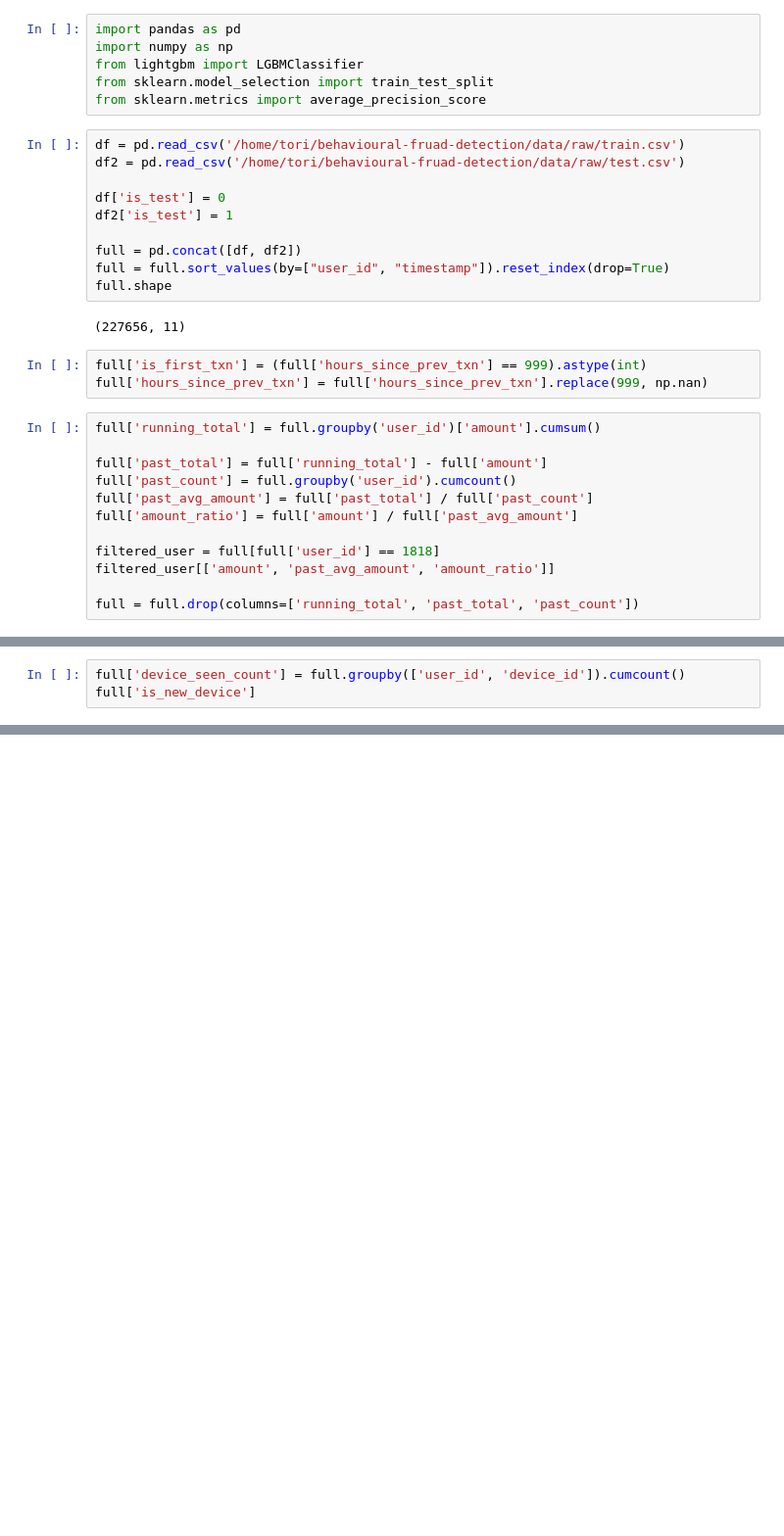
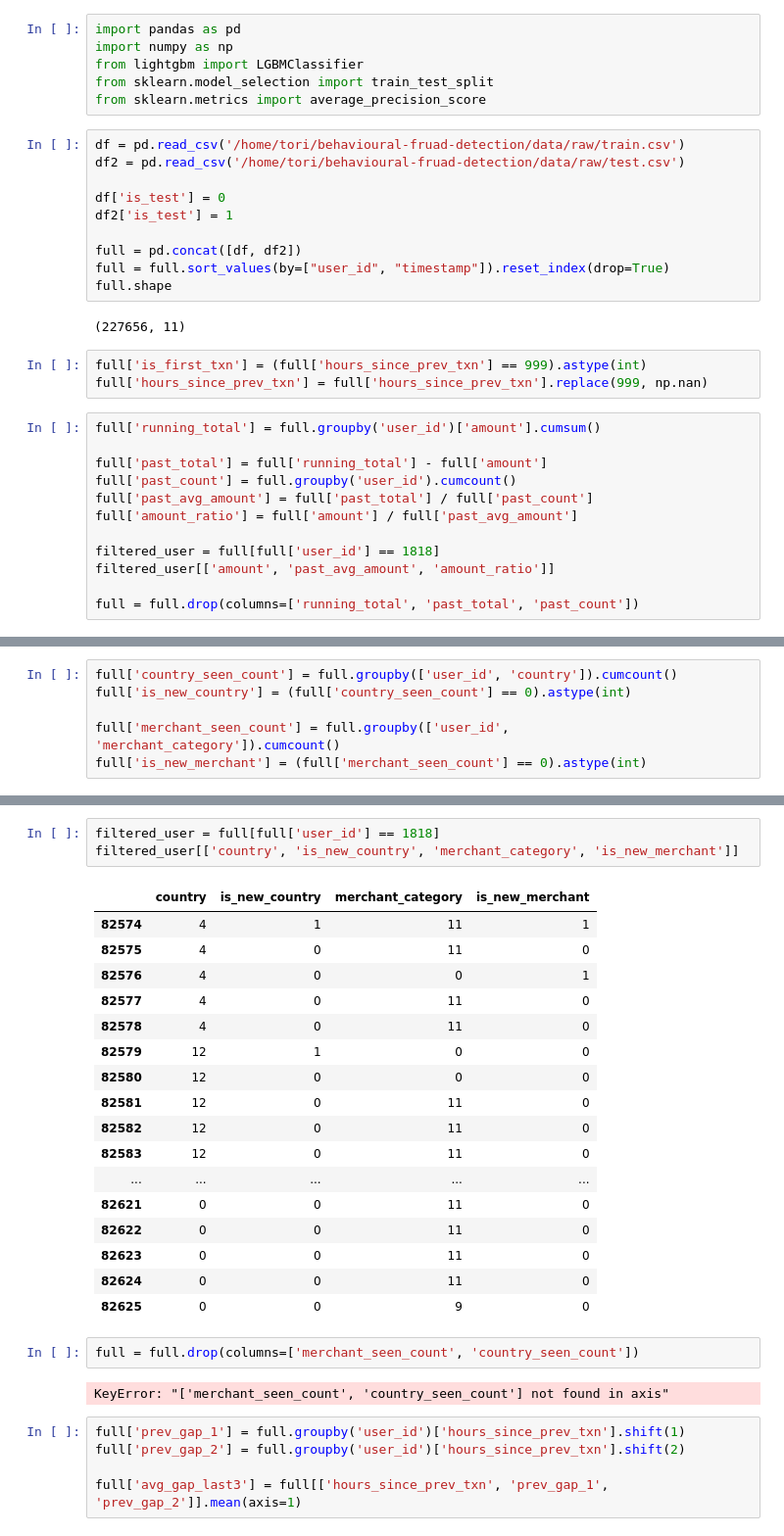
Before and after one commit to pengtor/behavioral_fraud_detection, a Jupyter notebook: notebooks/baseline.ipynb, the cells around one changed output, grey strips where cells are left out. Shown at 98% size. Cells and saved outputs as stored; diff of their text form; blank space fills up the shorter version.

```diff
--- a/notebooks/baseline.ipynb
+++ b/notebooks/baseline.ipynb
@@ -54,3 +54,6 @@ filtered_user[['amount', 'past_avg_amount', 'amount_ratio']]
-# %%
-full['device_seen_count'] = full.groupby(['user_id', 'device_id']).cumcount()
-full['is_new_device']
+# %%
+full['country_seen_count'] = full.groupby(['user_id', 'country']).cumcount()
+full['is_new_country'] = (full['country_seen_count'] == 0).astype(int)
+
+full['merchant_seen_count'] = full.groupby(['user_id', 'merchant_category']).cumcount()
+full['is_new_merchant'] = (full['merchant_seen_count'] == 0).astype(int)
@@ -56,0 +68,30 @@ full['is_new_device']
+# %%
+filtered_user = full[full['user_id'] == 1818]
+filtered_user[['country', 'is_new_country', 'merchant_category', 'is_new_merchant']]
+# %% [output]
+|  | country | is_new_country | merchant_category | is_new_merchant |
+| 82574 | 4 | 1 | 11 | 1 |
+| 82575 | 4 | 0 | 11 | 0 |
+| 82576 | 4 | 0 | 0 | 1 |
+| 82577 | 4 | 0 | 11 | 0 |
+| 82578 | 4 | 0 | 11 | 0 |
+| 82579 | 12 | 1 | 0 | 0 |
+| 82580 | 12 | 0 | 0 | 0 |
+| 82581 | 12 | 0 | 11 | 0 |
+| 82582 | 12 | 0 | 11 | 0 |
+| 82583 | 12 | 0 | 11 | 0 |
+| ... | ... | ... | ... | ... |
+| 82621 | 0 | 0 | 11 | 0 |
+| 82622 | 0 | 0 | 11 | 0 |
+| 82623 | 0 | 0 | 11 | 0 |
+| 82624 | 0 | 0 | 11 | 0 |
+| 82625 | 0 | 0 | 9 | 0 |
+# %%
+full = full.drop(columns=['merchant_seen_count', 'country_seen_count'])
+# %% [output]
+KeyError: "['merchant_seen_count', 'country_seen_count'] not found in axis"
+# %%
+full['prev_gap_1'] = full.groupby('user_id')['hours_since_prev_txn'].shift(1)
+full['prev_gap_2'] = full.groupby('user_id')['hours_since_prev_txn'].shift(2)
+
+full['avg_gap_last3'] = full[['hours_since_prev_txn', 'prev_gap_1', 'prev_gap_2']].mean(axis=1)
```
Also changed, not shown: parts of 5 cells of this notebook.
